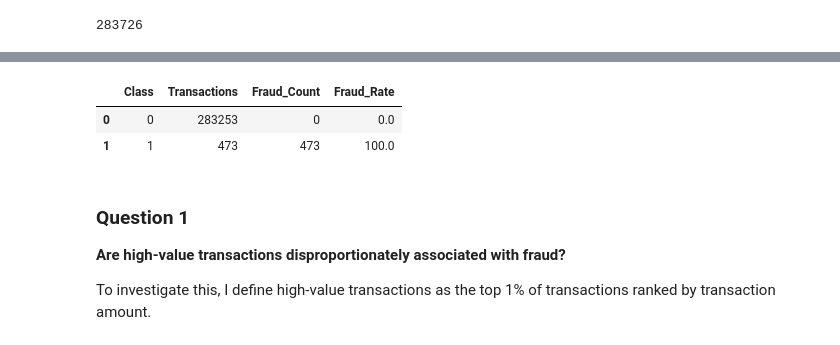
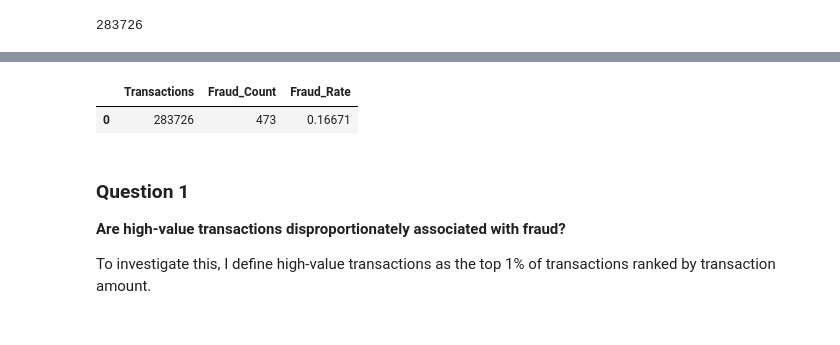
Before and after one commit to Yvonneamg/Credit_Card_Fraud_Detection, a Jupyter notebook: fraud_detection_final.ipynb, the cells around one changed output, grey strips where cells are left out. Cells and saved outputs as stored; diff of their text form; code cells hidden in the pictures.

```diff
--- a/fraud_detection_final.ipynb
+++ b/fraud_detection_final.ipynb
@@ -501,21 +514,18 @@ df.to_sql(
 # %%
 query = """
 SELECT
-    Class,
     COUNT(*) AS Transactions,
     SUM(Class) AS Fraud_Count,
     AVG(Class) * 100 AS Fraud_Rate
-FROM transactions
-GROUP BY Class;
+FROM transactions;
 """
 
 result = pd.read_sql_query(query, conn)
 
 result
 # %% [output]
-|  | Class | Transactions | Fraud_Count | Fraud_Rate |
-| 0 | 0 | 283253 | 0 | 0.0 |
-| 1 | 1 | 473 | 473 | 100.0 |
+|  | Transactions | Fraud_Count | Fraud_Rate |
+| 0 | 283726 | 473 | 0.16671 |
 # %% [markdown]
 ### Question 1
 **Are high-value transactions disproportionately associated with fraud?**
```
Also changed, not shown: parts of 2 cells of this notebook.
